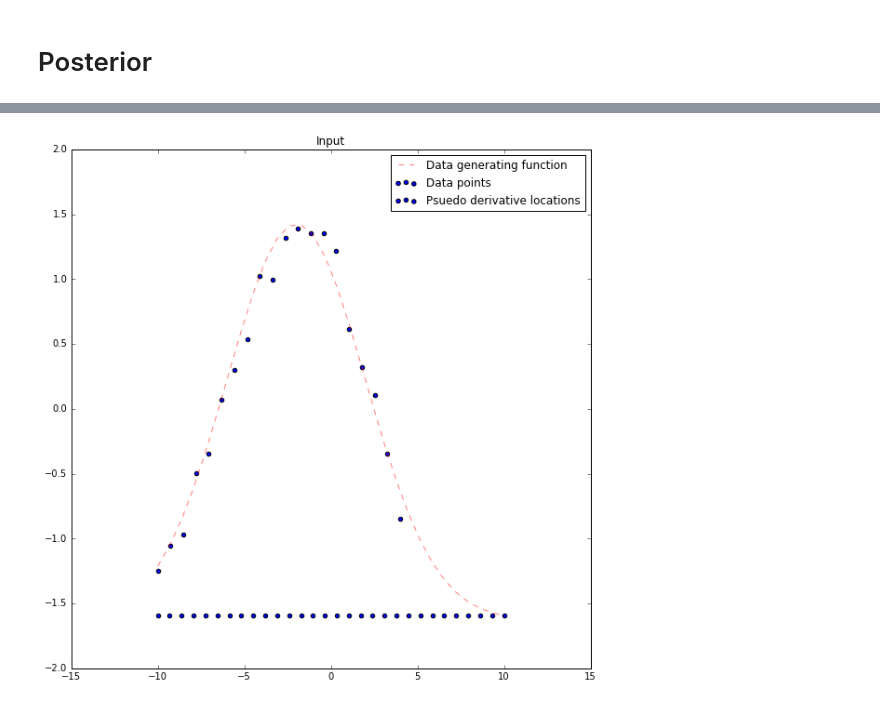
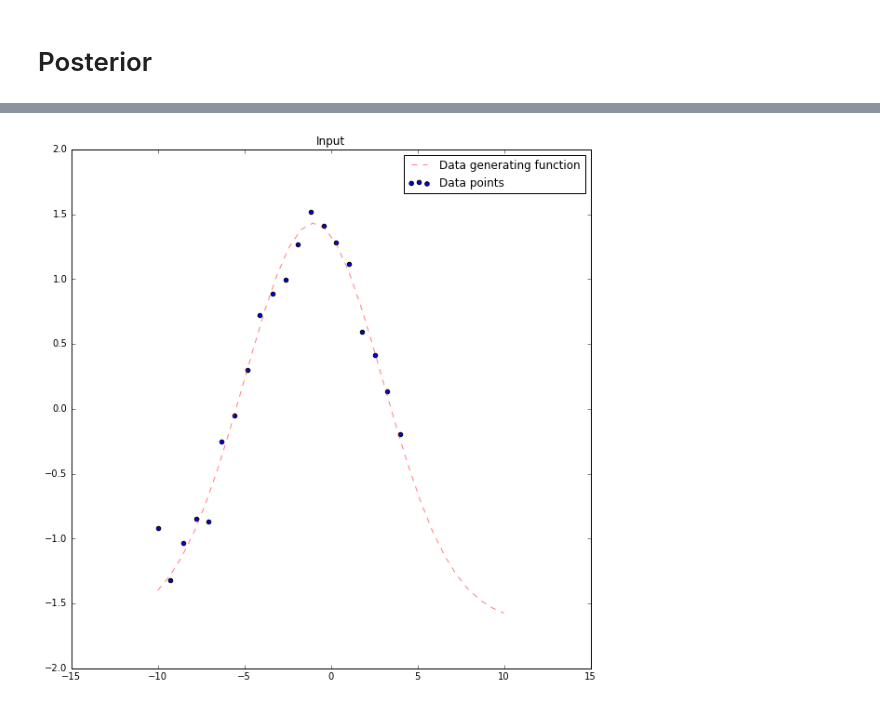
Before and after one commit to sachithgpai/mono-gaussian-processes, a Jupyter notebook: Unimodality/GP with Unimodality.ipynb, the cells around one changed output, grey strips where cells are left out. Cells and saved outputs as stored; diff of their text form; code cells hidden in the pictures.

```diff
--- a/Unimodality/GP with Unimodality.ipynb
+++ b/Unimodality/GP with Unimodality.ipynb
@@ -150,32 +150,32 @@ INFO:pystan:COMPILING THE C++ CODE FOR MODEL anon_model_f47ab55280c4cde7ce49e4a3
 # %%
 def gaussian(x, mu, sig):
     return 1./(np.sqrt(2.*np.pi)*sig)*np.exp(-np.power((x - mu)/sig, 2.)/2)
 
 def func(x):
-    return gaussian(x,-2,4) #+ gaussian(x,-3,0.5)*0.02
+    return gaussian(x,-1,4) #+ gaussian(x,-3,0.5)*0.02
 
 
 
 xdata = np.linspace(-10,4,20)
 ydata = func(xdata) + np.random.normal(0,0.005,size=len(xdata))
 x = np.linspace(-10,10,30)
 y = func(x)
 ycombined = preprocessing.scale(np.append(ydata,y))
 ydata = ycombined[:len(xdata)]
 y = ycombined[len(xdata):]
 
 plt.figure(figsize=(10,10))
 plt.scatter(xdata,ydata,label="Data points")
 plt.plot(x,y,'r--',alpha=0.5,label="Data generating function")
-plt.scatter(xm,np.zeros_like(xm)+np.min(ycombined),label="Psuedo derivative locations")
+#plt.scatter(xm,np.zeros_like(xm)+np.min(ycombined),'g',label="Psuedo derivative locations")
 plt.title('Input')
 
 plt.legend()
 plt.savefig("./Fig/%s Input data points.png"%(time.ctime()))
 
 plt.show()
 # %% [output]
-[figure, old version]
+[figure, new version]
 # %%
 sig =0.05
 v= 0.001
```
Also changed, not shown: parts of 10 cells of this notebook, 3 other files.
